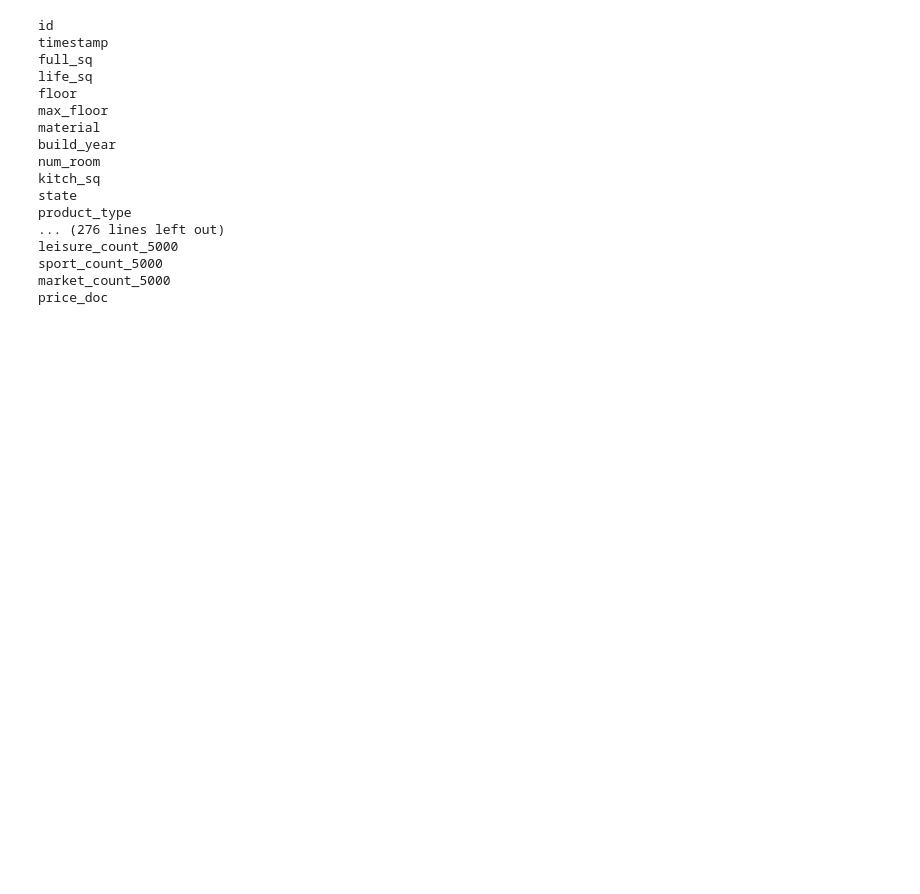
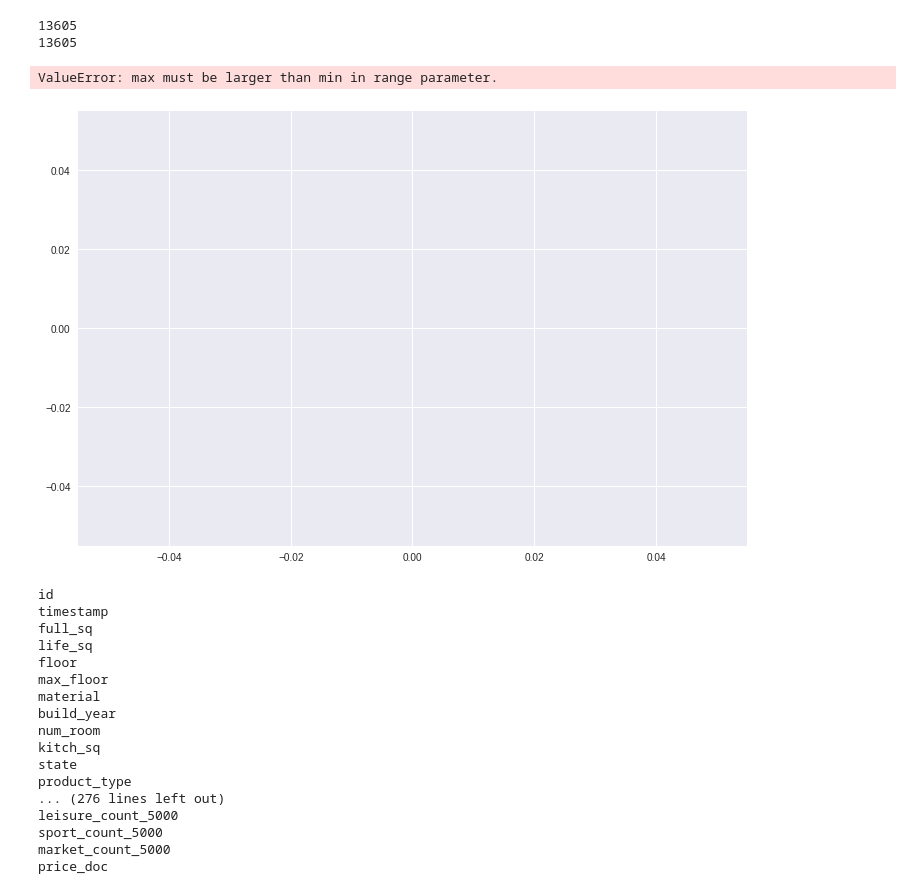
Before and after one commit to oniwan/Sberbank, a Jupyter notebook: make_data_1-Copy1.ipynb, the cells around one changed output. Drawn from its saved outputs; the diff is of its cells as text; code cells hidden in the pictures; blank space fills up the shorter version.

```diff
--- a/make_data_1-Copy1.ipynb
+++ b/make_data_1-Copy1.ipynb
@@ -7,6 +7,21 @@ import matplotlib.pyplot as plt
 train = pd.read_csv("./train.csv/train.csv", parse_dates=['timestamp'])
 test = pd.read_csv("./test.csv/test.csv", parse_dates=['timestamp'])
 macro = pd.read_csv("./macro.csv", parse_dates=['timestamp'])
+# %%
+import seaborn as sns
+print train["build_year"].isnull().sum()
+train["build_year"].fillna(0)
+print train["build_year"].isnull().sum()
+
+plt.figure(figsize=(12,8))
+sns.distplot(np.log(train.build_year.values), bins=50, kde=True)
+plt.xlabel('life_sq', fontsize=12)
+plt.show()
+# %% [output]
+13605
+13605
+ValueError: max must be larger than min in range parameter.
+[figure, added]
 # %%
 train = train[train.price_doc/train.full_sq <= 600000]
 train = train[train.price_doc/train.full_sq >= 10000]
```
Also changed, not shown: 15 other files.
